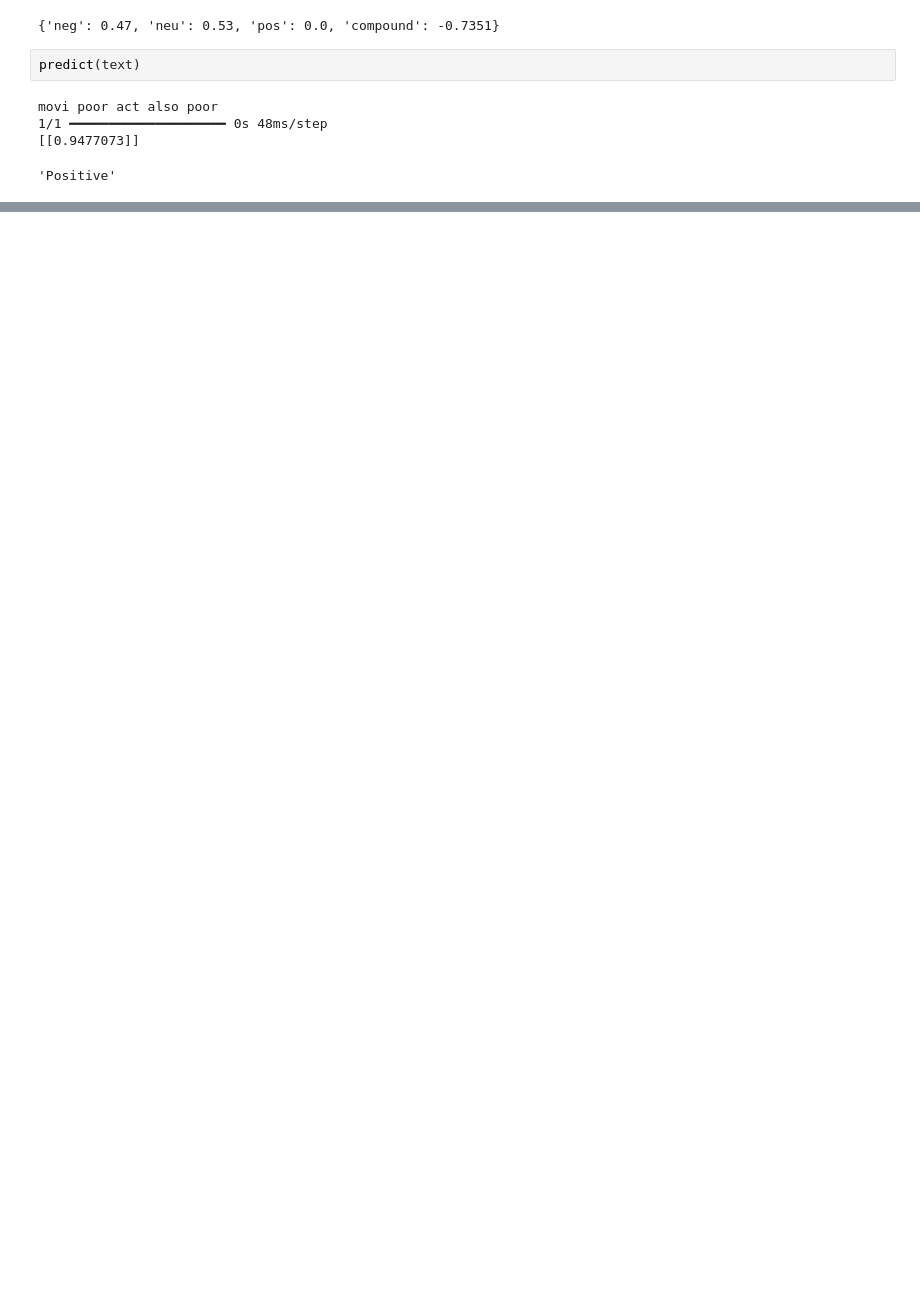
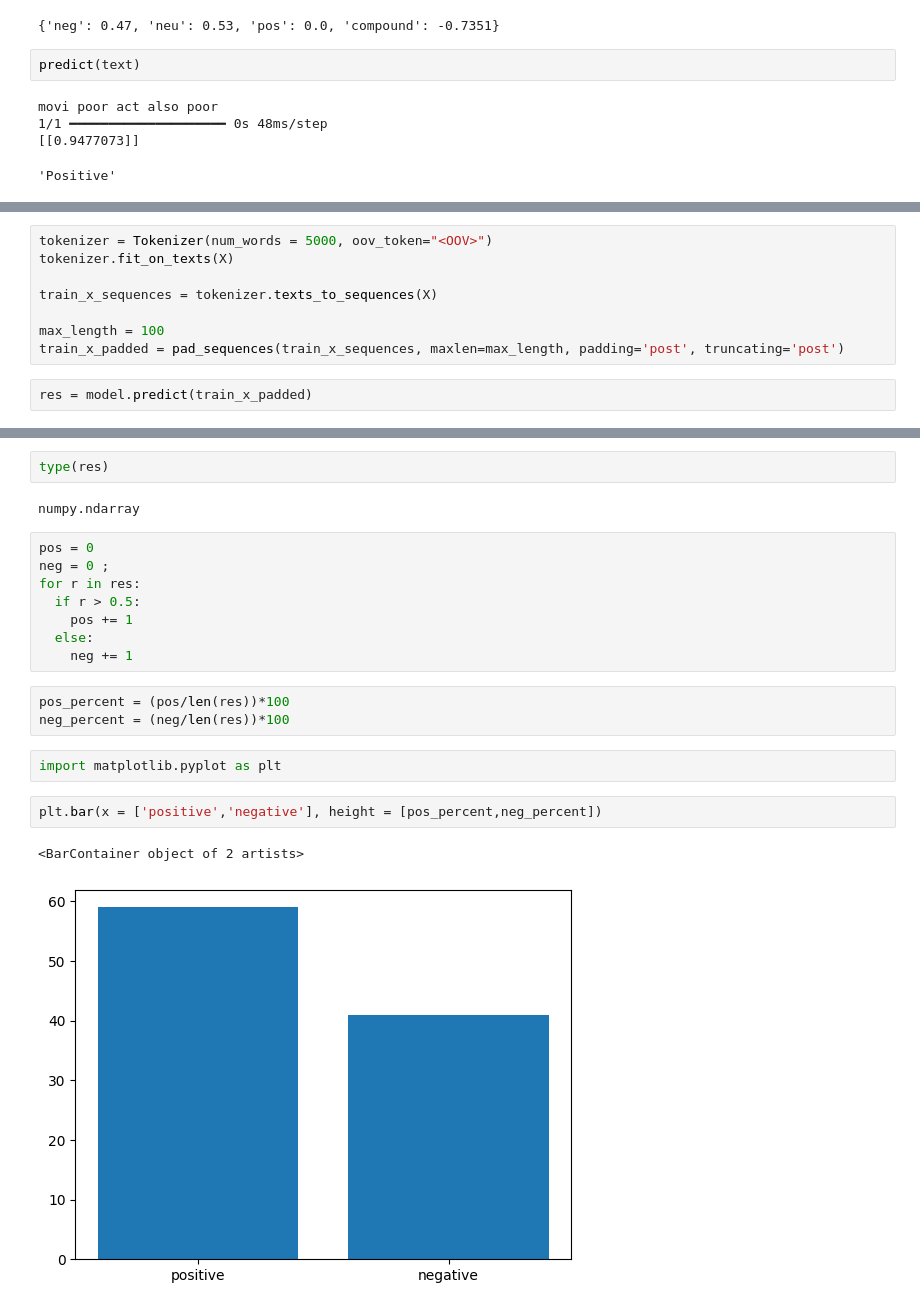
Before and after one commit to Himanshu0518/NLP, a Jupyter notebook: sentiment_analysis_on_IMDB_reviews.ipynb, the cells around one changed output, grey strips where cells are left out. Cells and saved outputs as stored; diff of their text form; blank space fills up the shorter version.

```diff
--- a/sentiment_analysis_on_IMDB_reviews.ipynb
+++ b/sentiment_analysis_on_IMDB_reviews.ipynb
@@ -748,0 +812,10 @@ movi poor act also poor
+# %%
+tokenizer = Tokenizer(num_words = 5000, oov_token="<OOV>")
+tokenizer.fit_on_texts(X)
+
+train_x_sequences = tokenizer.texts_to_sequences(X)
+
+max_length = 100
+train_x_padded = pad_sequences(train_x_sequences, maxlen=max_length, padding='post', truncating='post')
+# %%
+res = model.predict(train_x_padded)
@@ -748,0 +824,22 @@ movi poor act also poor
+# %%
+type(res)
+# %% [output]
+numpy.ndarray
+# %%
+pos = 0
+neg = 0 ;
+for r in res:
+  if r > 0.5:
+    pos += 1
+  else:
+    neg += 1
+# %%
+pos_percent = (pos/len(res))*100
+neg_percent = (neg/len(res))*100
+# %%
+import matplotlib.pyplot as plt
+# %%
+plt.bar(x = ['positive','negative'], height = [pos_percent,neg_percent])
+# %% [output]
+<BarContainer object of 2 artists>
+[figure, added]
```
Also changed, not shown: parts of 20 cells of this notebook.
